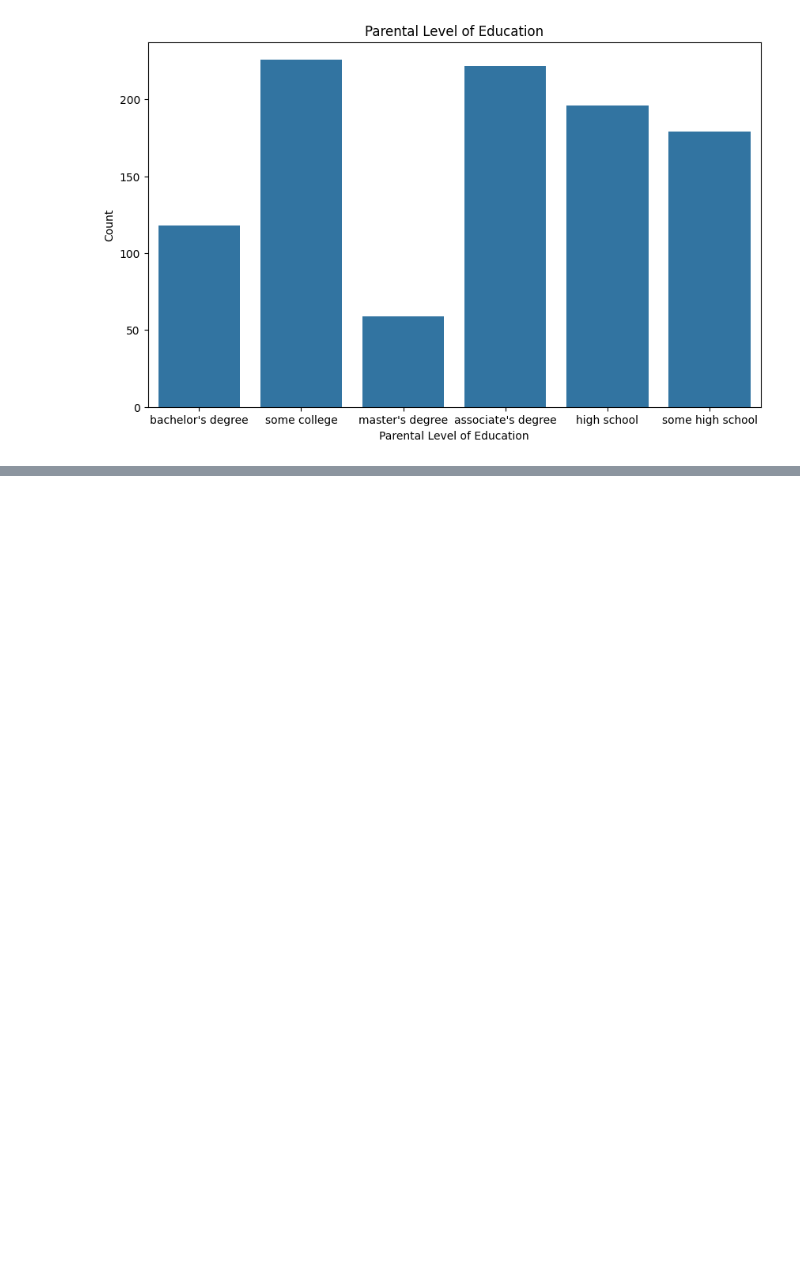
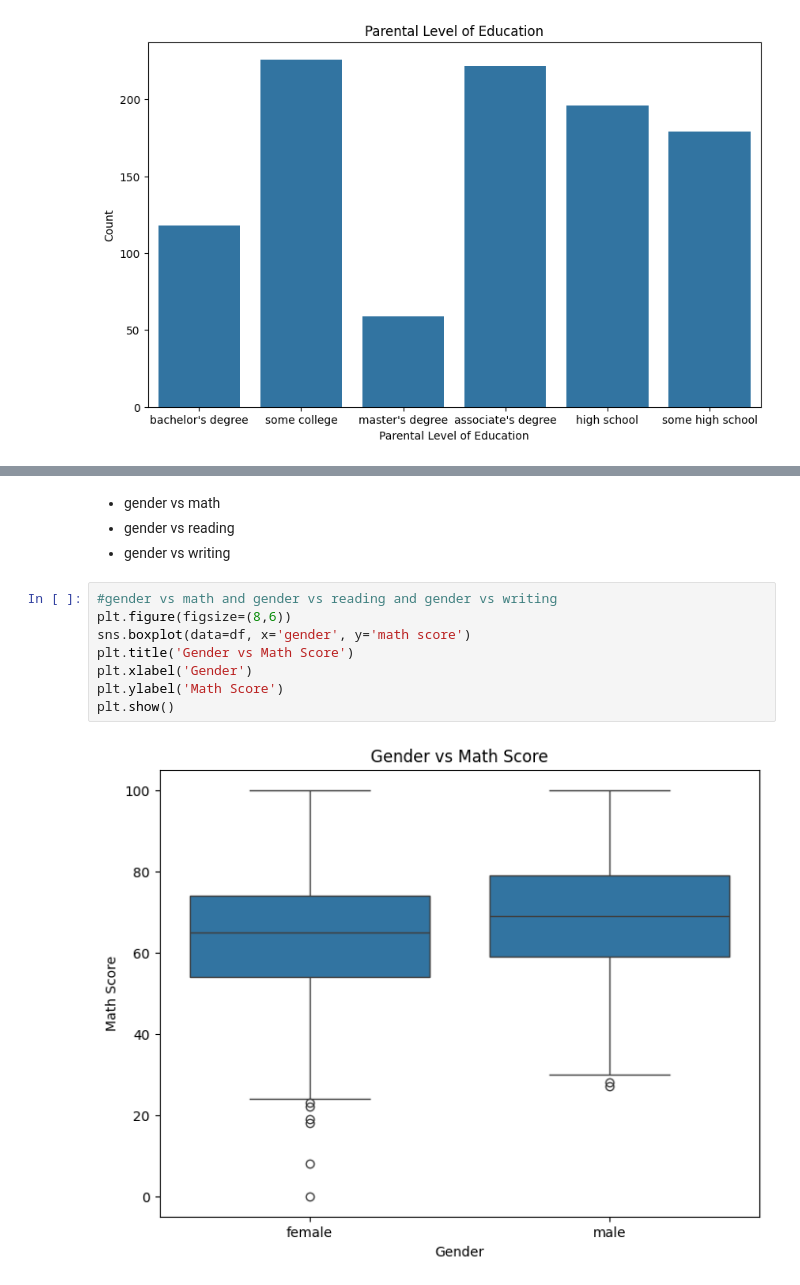
Before and after one commit to kkbbmrl/EDA, a Jupyter notebook: hello.ipynb, the cells around one changed output, grey strips where cells are left out. Saved outputs shown, nothing was run; the diff lists cells and outputs as text; blank space fills up the shorter version.

Commit message:
Data Cleaning

```diff
--- a/hello.ipynb
+++ b/hello.ipynb
@@ -230,0 +265,14 @@ plt.show()
+# %% [markdown]
+-  gender vs math
+-  gender vs reading
+-  gender vs writing
+# %%
+#gender vs math and gender vs reading and gender vs writing
+plt.figure(figsize=(8,6))
+sns.boxplot(data=df, x='gender', y='math score')
+plt.title('Gender vs Math Score')
+plt.xlabel('Gender')
+plt.ylabel('Math Score')
+plt.show()
+# %% [output]
+[figure, added]
```
Also changed, not shown: parts of 10 cells of this notebook.
